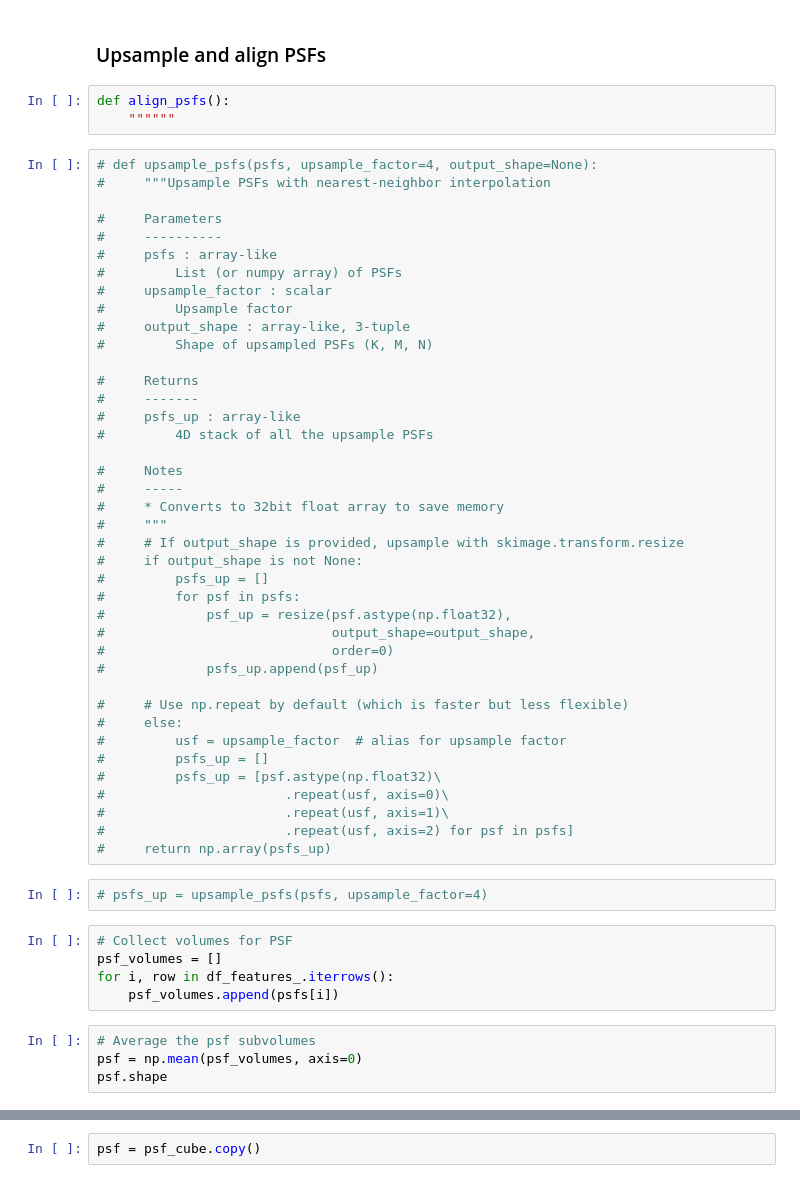
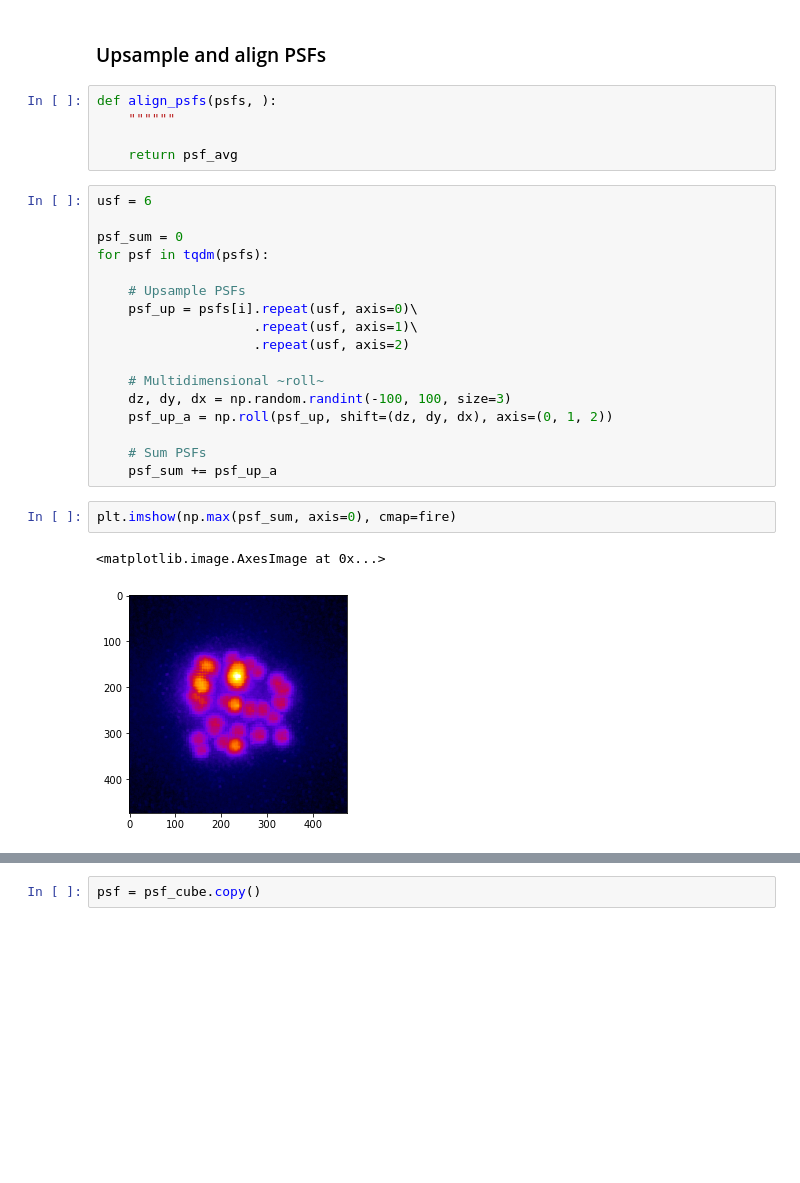
Before and after one commit to hoogenboom-group/PSF-Extractor, a Jupyter notebook: notebooks/walkthrough.ipynb, the cells around one changed output, grey strips where cells are left out. Saved outputs shown, nothing was run; the diff lists cells and outputs as text; blank space fills up the shorter version.

```diff
--- a/notebooks/walkthrough.ipynb
+++ b/notebooks/walkthrough.ipynb
@@ -493,56 +498,29 @@ axes[2].set_title('Bi-linear upsampling');
 # %% [markdown]
 ### Upsample and align PSFs
 # %%
-def align_psfs():
+def align_psfs(psfs, ):
     """"""
+
+    return psf_avg
-# %%
-# def upsample_psfs(psfs, upsample_factor=4, output_shape=None):
-#     """Upsample PSFs with nearest-neighbor interpolation
-
-#     Parameters
-#     ----------
-#     psfs : array-like
-#         List (or numpy array) of PSFs
-#     upsample_factor : scalar
-#         Upsample factor
-#     output_shape : array-like, 3-tuple
-#         Shape of upsampled PSFs (K, M, N)
-
-#     Returns
-#     -------
-#     psfs_up : array-like
-#         4D stack of all the upsample PSFs
-
-#     Notes
-#     -----
-#     * Converts to 32bit float array to save memory
-#     """
-#     # If output_shape is provided, upsample with skimage.transform.resize
-#     if output_shape is not None:
-#         psfs_up = []
-#         for psf in psfs:
-#             psf_up = resize(psf.astype(np.float32),
-#                             output_shape=output_shape,
-#                             order=0)
-#             psfs_up.append(psf_up)
-
-#     # Use np.repeat by default (which is faster but less flexible)
-#     else:
-#         usf = upsample_factor  # alias for upsample factor
-#         psfs_up = []
-#         psfs_up = [psf.astype(np.float32)\
-#                       .repeat(usf, axis=0)\
-#                       .repeat(usf, axis=1)\
-#                       .repeat(usf, axis=2) for psf in psfs]
-#     return np.array(psfs_up)
-# %%
-# psfs_up = upsample_psfs(psfs, upsample_factor=4)
-# %%
-# Collect volumes for PSF
-psf_volumes = []
-for i, row in df_features_.iterrows():
-    psf_volumes.append(psfs[i])
-# %%
-# Average the psf subvolumes
-psf = np.mean(psf_volumes, axis=0)
-psf.shape
+# %%
+usf = 6
+
+psf_sum = 0
+for psf in tqdm(psfs):
+
+    # Upsample PSFs
+    psf_up = psfs[i].repeat(usf, axis=0)\
+                    .repeat(usf, axis=1)\
+                    .repeat(usf, axis=2)
+
+    # Multidimensional ~roll~
+    dz, dy, dx = np.random.randint(-100, 100, size=3)
+    psf_up_a = np.roll(psf_up, shift=(dz, dy, dx), axis=(0, 1, 2))
+
+    # Sum PSFs
+    psf_sum += psf_up_a
+# %%
+plt.imshow(np.max(psf_sum, axis=0), cmap=fire)
+# %% [output]
+<matplotlib.image.AxesImage at 0x...>
+[figure, added]
```
Also changed, not shown: parts of 12 cells of this notebook.
